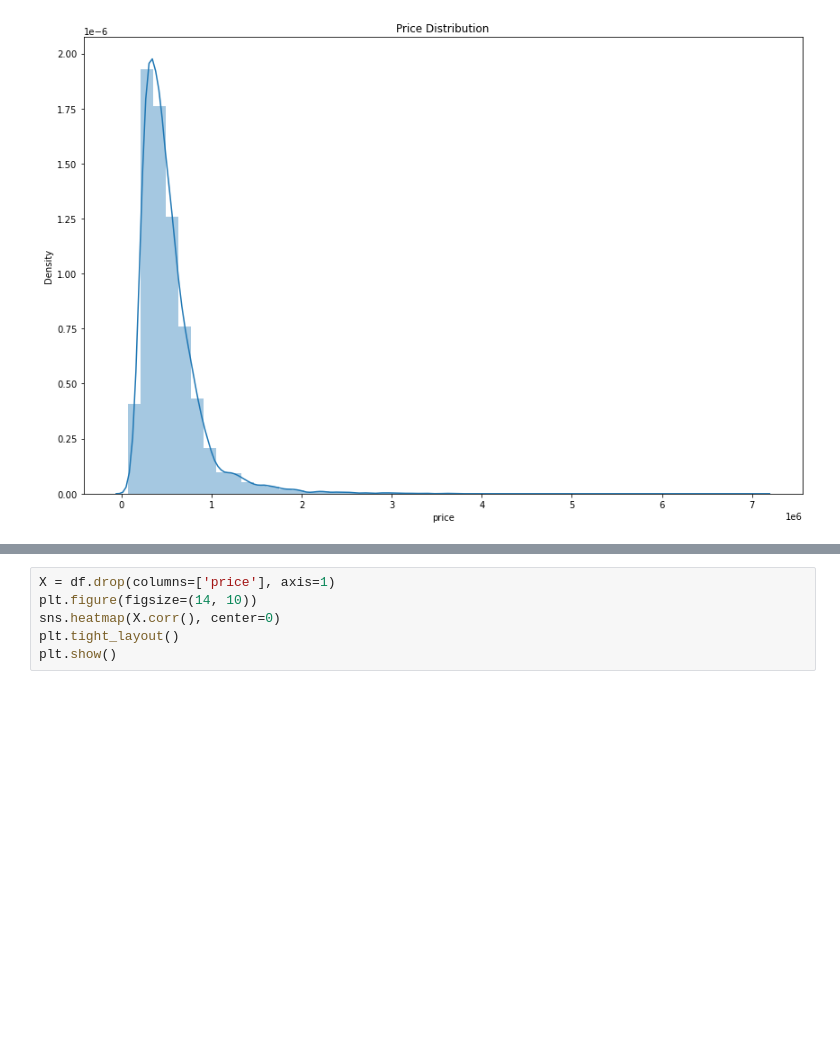
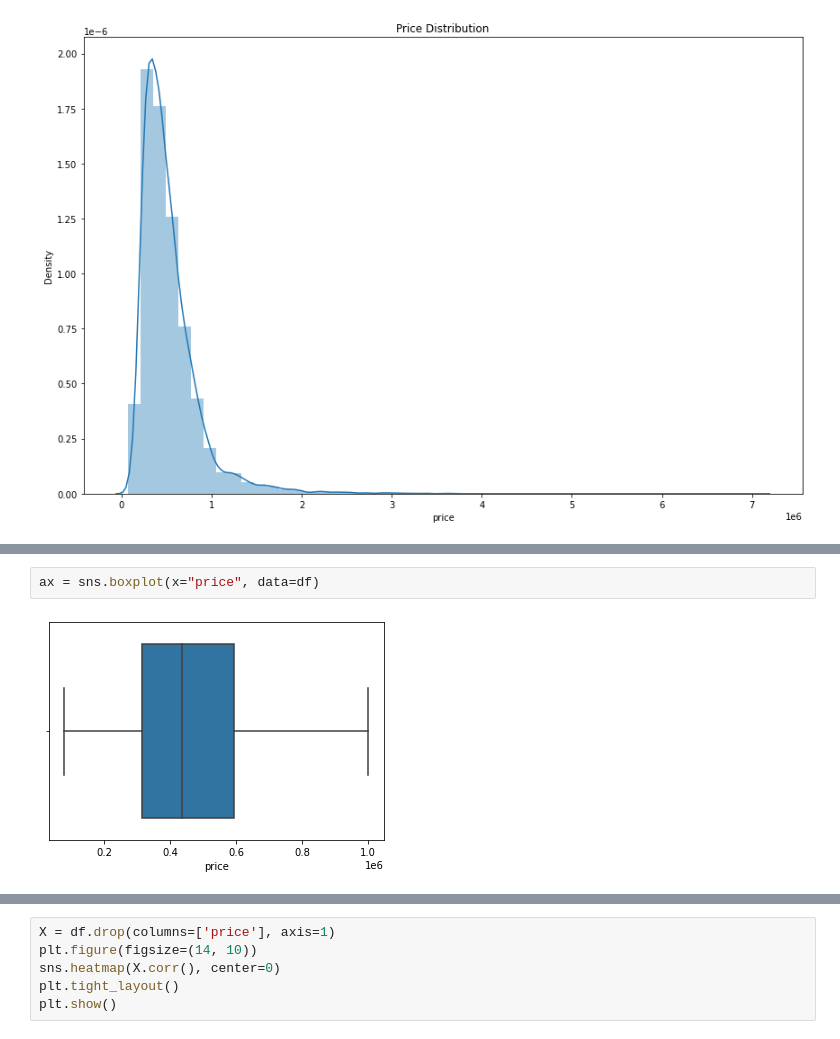
Before and after one commit to justinweible/Housing_Data_Analysis, a Jupyter notebook: housing_model_outlier.ipynb, the cells around one changed output, grey strips where cells are left out. Drawn from its saved outputs; the diff is of its cells as text; blank space fills up the shorter version.

```diff
--- a/housing_model_outlier.ipynb
+++ b/housing_model_outlier.ipynb
@@ -314,3 +314,7 @@ plt.tight_layout()
+# %%
+ax = sns.boxplot(x="price", data=df)
+# %% [output]
+[figure, added]
 # %%
 df.info()
 # %% [output]
```
Also changed, not shown: parts of 22 cells of this notebook, 1 other file.
